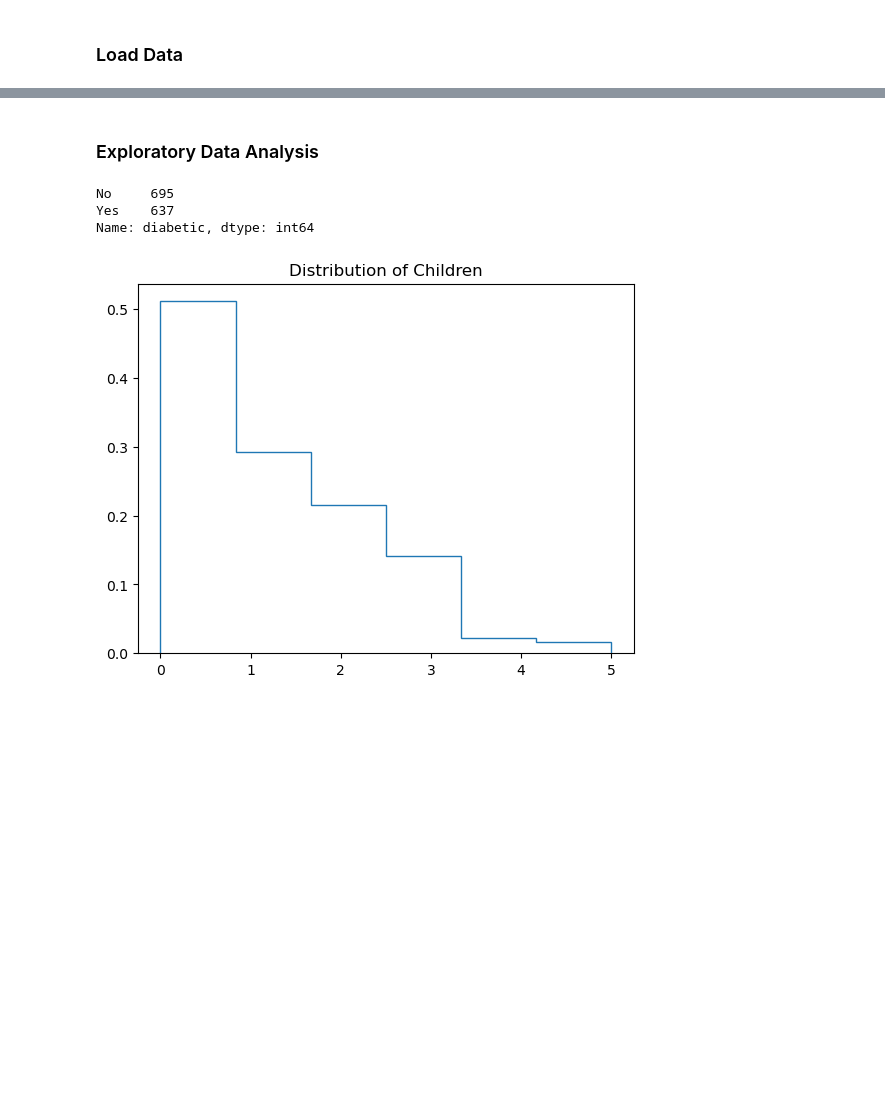
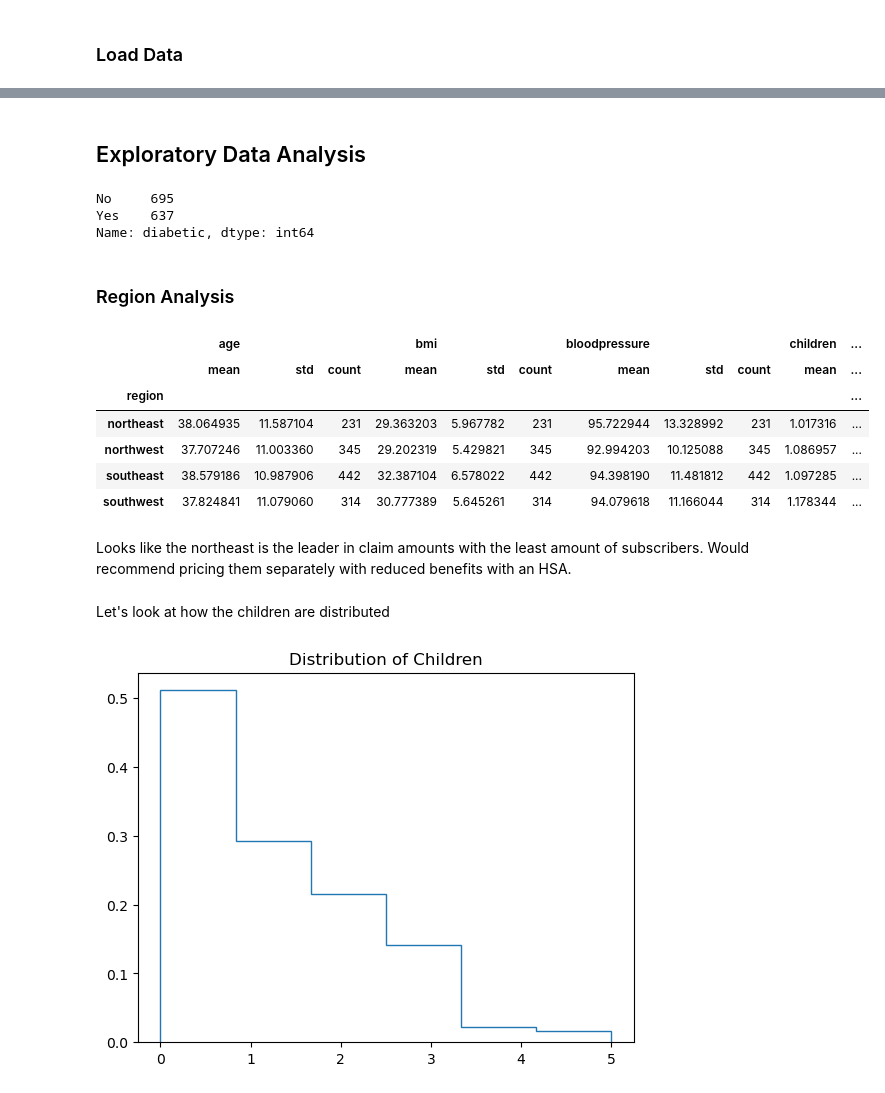
Before and after one commit to Hermaeus1/Health-Claims-P4, a Jupyter notebook: Files/Claims_Learning.ipynb, the cells around one changed output, grey strips where cells are left out. Cells and saved outputs as stored; diff of their text form; code cells hidden in the pictures; blank space fills up the shorter version.

```diff
--- a/Files/Claims_Learning.ipynb
+++ b/Files/Claims_Learning.ipynb
@@ -24,5 +30,5 @@ ModuleNotFoundError: No module named 'tensorflow'
 # %% [markdown]
-### Exploratory Data Analysis
+## Exploratory Data Analysis
 # %%
 diab_check = application_df['diabetic'].value_counts()
 diab_check
@@ -30,6 +36,24 @@ diab_check
 No     695
 Yes    637
 Name: diabetic, dtype: int64
+# %% [markdown]
+### Region Analysis
+# %%
+region_df = application_df.drop(['index','PatientID'],axis=1)
+# %%
+region_df.groupby('region').agg(['mean','std','count'])
+# %% [output]
+|  | age |  |  | bmi |  |  | bloodpressure |  |  | children | ... |
+|  | mean | std | count | mean | std | count | mean | std | count | mean | ... |
+| region |  |  |  |  |  |  |  |  |  |  | ... |
+| northeast | 38.064935 | 11.587104 | 231 | 29.363203 | 5.967782 | 231 | 95.722944 | 13.328992 | 231 | 1.017316 | ... |
+| northwest | 37.707246 | 11.003360 | 345 | 29.202319 | 5.429821 | 345 | 92.994203 | 10.125088 | 345 | 1.086957 | ... |
+| southeast | 38.579186 | 10.987906 | 442 | 32.387104 | 6.578022 | 442 | 94.398190 | 11.481812 | 442 | 1.097285 | ... |
+| southwest | 37.824841 | 11.079060 | 314 | 30.777389 | 5.645261 | 314 | 94.079618 | 11.166044 | 314 | 1.178344 | ... |
+# %% [markdown]
+Looks like the northeast is the leader in claim amounts with the least amount of subscribers. Would recommend pricing them separately with reduced benefits with an HSA.
+# %% [markdown]
+Let's look at how the children are distributed
 # %%
 
 #Plotting the Distribution of Children
```
Also changed, not shown: parts of 78 cells of this notebook, 2 other files.
